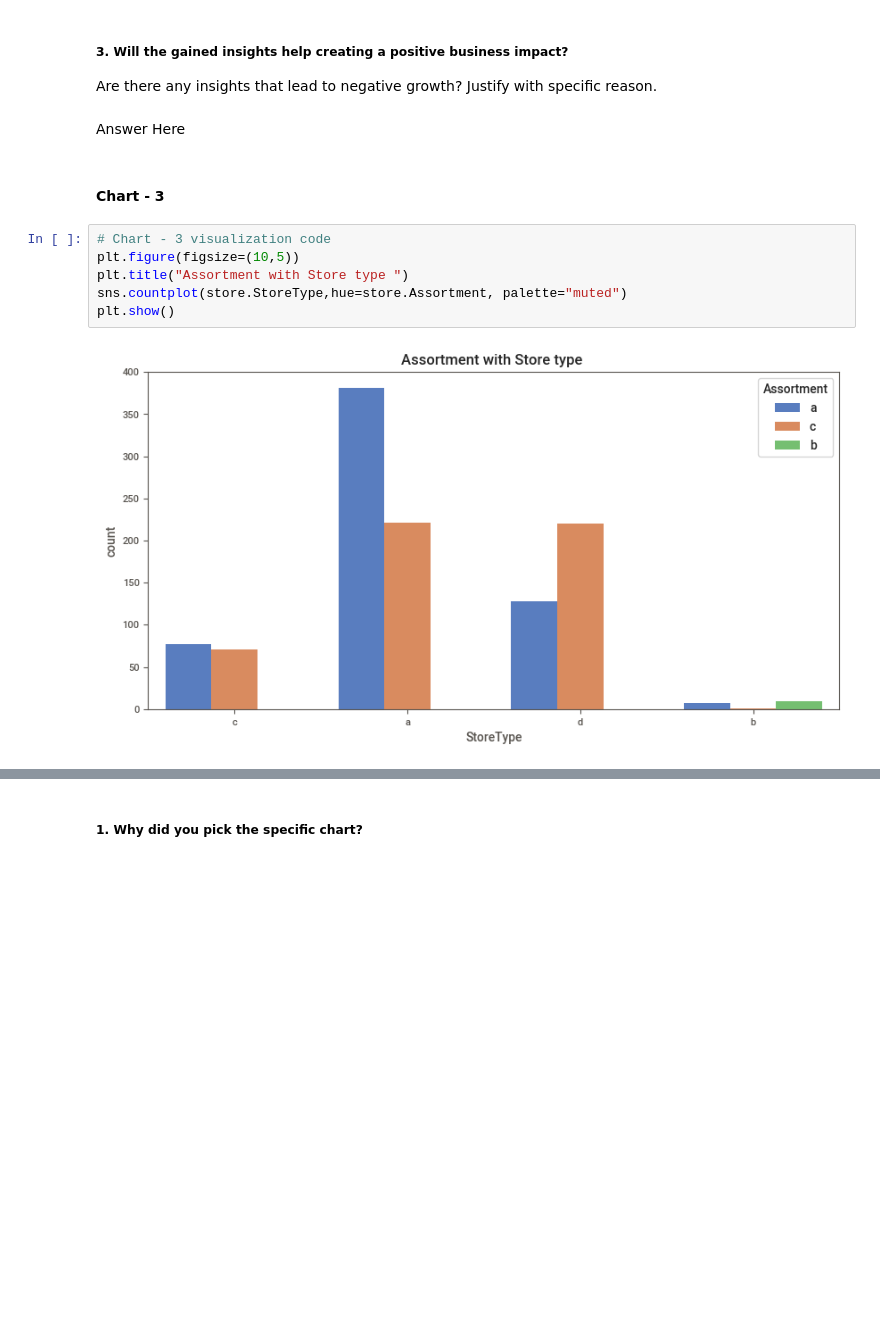
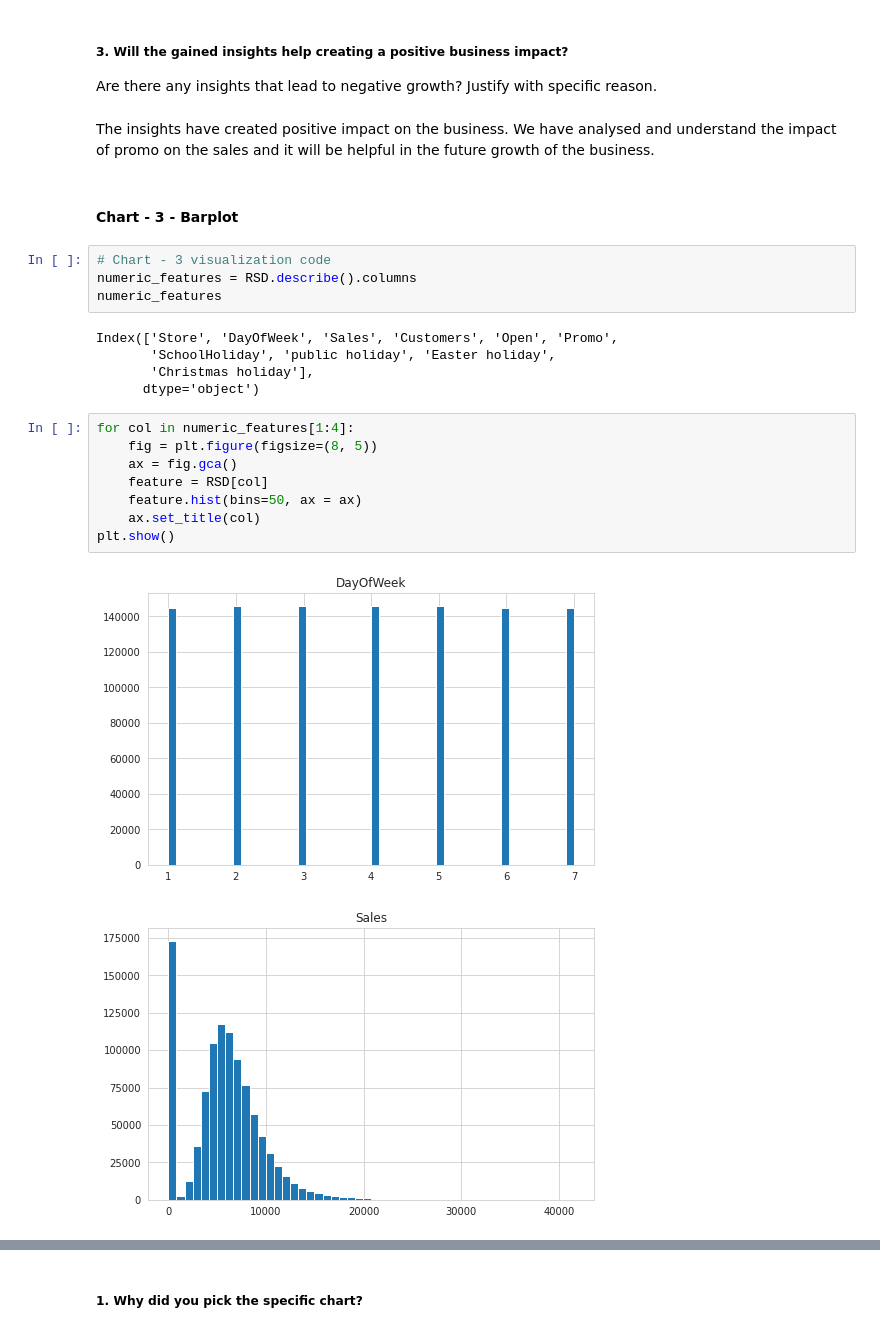
Before and after one commit to 88270gagan/Retail-Sales-Prediction, a Jupyter notebook: Retail_Sales_Prediction.ipynb, the cells around one changed output, grey strips where cells are left out. Saved outputs shown, nothing was run; the diff lists cells and outputs as text; blank space fills up the shorter version.

```diff
--- a/Retail_Sales_Prediction.ipynb
+++ b/Retail_Sales_Prediction.ipynb
@@ -505,15 +485,27 @@ Answer Here
 # %% [markdown]
 ##### 3. Will the gained insights help creating a positive business impact?
 Are there any insights that lead to negative growth? Justify with specific reason.
-# %% [markdown]
-Answer Here
+# %% [markdown]
+The insights have created positive impact on the business. We have analysed and understand the impact of promo on the sales and it will be helpful in the future growth of the business.
 # %% [markdown]
-#### Chart - 3
+#### Chart - 3 - Barplot
-# %%
-# Chart - 3 visualization code
-plt.figure(figsize=(10,5))
-plt.title("Assortment with Store type ")
-sns.countplot(store.StoreType,hue=store.Assortment, palette="muted")
-plt.show()
-# %% [output]
-[figure, removed]
+# %%
+# Chart - 3 visualization code
+numeric_features = RSD.describe().columns
+numeric_features
+# %% [output]
+Index(['Store', 'DayOfWeek', 'Sales', 'Customers', 'Open', 'Promo',
+       'SchoolHoliday', 'public holiday', 'Easter holiday',
+       'Christmas holiday'],
+      dtype='object')
+# %%
+for col in numeric_features[1:4]:
+    fig = plt.figure(figsize=(8, 5))
+    ax = fig.gca()
+    feature = RSD[col]
+    feature.hist(bins=50, ax = ax)
+    ax.set_title(col)
+plt.show()
+# %% [output]
+[figure, added]
+[figure, added]
```
Also changed, not shown: parts of 392 cells of this notebook.
